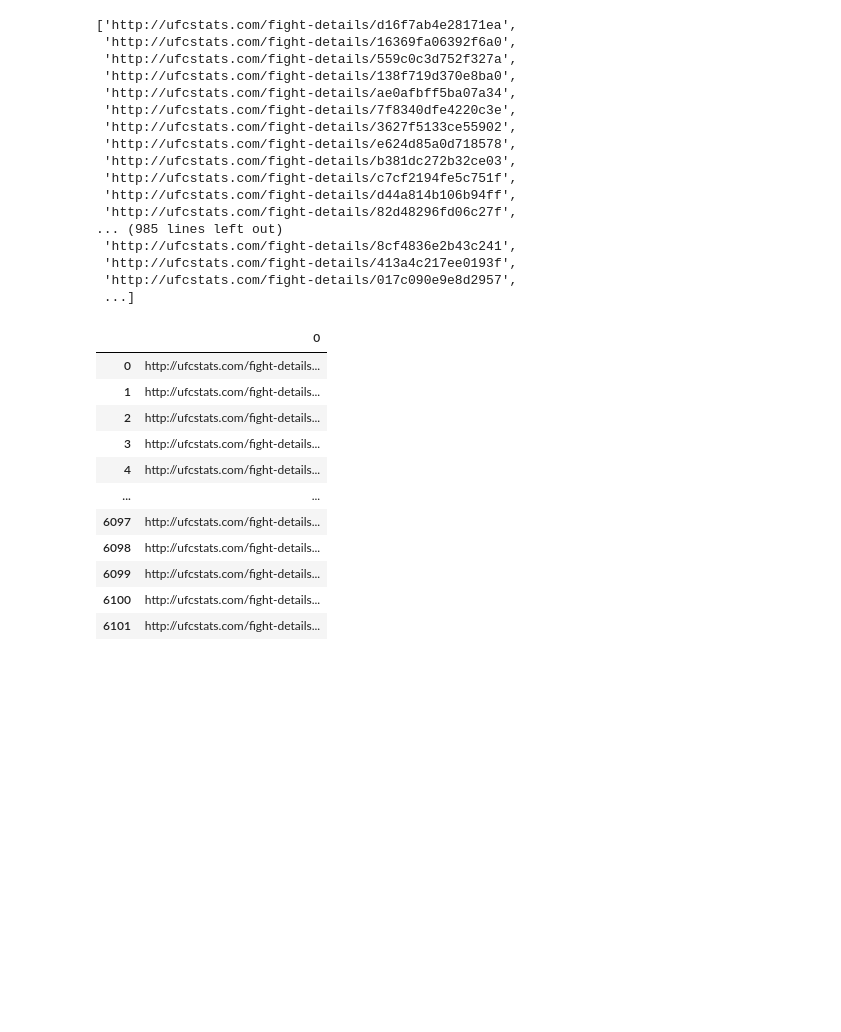
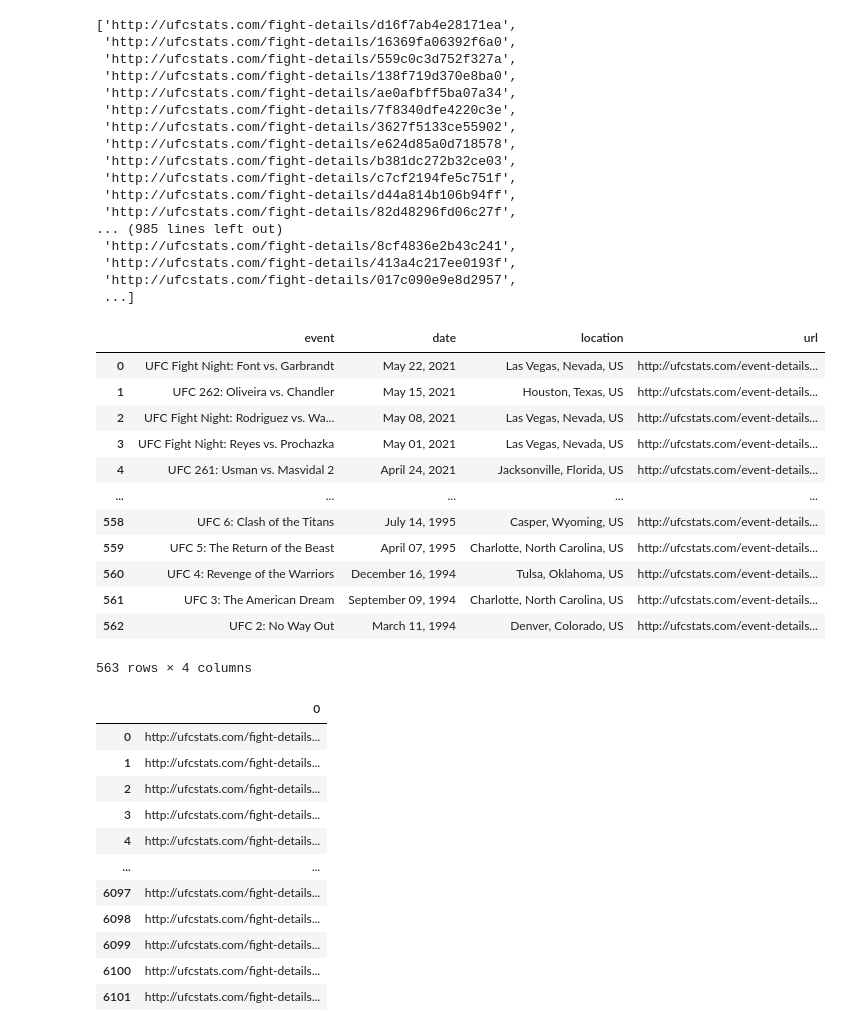
Before and after one commit to a925sw/ufc_stats, a Jupyter notebook: fight_stat_scraper.ipynb, the cells around one changed output. Cells and saved outputs as stored; diff of their text form; code cells hidden in the pictures; blank space fills up the shorter version.

```diff
--- a/fight_stat_scraper.ipynb
+++ b/fight_stat_scraper.ipynb
@@ -41,16 +41,28 @@ event_urls
  'http://ufcstats.com/event-details/a6a9ab5a824e8f66']
 # %%
 fight_urls = []
+events_data = []
 
 for event in event_urls:
     browser.visit(event)
     event_soup = bs(browser.html, "html.parser")
     rows = event_soup.find_all(class_="b-fight-details__table-row b-fight-details__table-row__hover js-fight-details-click")
 
+    event_date = browser.find_by_xpath("/html/body/section/div/div/div[1]/ul/li[1]").text
+    event_name = browser.find_by_xpath("/html/body/section/div/h2/span").text
+    event_location = browser.find_by_xpath("/html/body/section/div/div/div[1]/ul/li[2]").text
+
+    event_info = {"event": event_name,
+                 "date": event_date,
+                 "location": event_location,
+                 "url": event}
+
+    events_data.append(event_info)
 
     for cols in rows:
         href = cols["data-link"]
 
+
         if href not in fight_urls:
             fight_urls.append(href)
 fight_urls
@@ -72,6 +84,26 @@ fight_urls
  'http://ufcstats.com/fight-details/413a4c217ee0193f',
  'http://ufcstats.com/fight-details/017c090e9e8d2957',
  ...]
+# %%
+event_df = pd.DataFrame(events_data)
+event_df["date"] = event_df["date"].str.strip("DATE:")
+event_df["location"] = event_df["location"].str.strip("LOCATION:")
+event_df.to_csv("data/event_data.csv")
+event_df
+# %% [output]
+|  | event | date | location | url |
+| 0 | UFC Fight Night: Font vs. Garbrandt | May 22, 2021 | Las Vegas, Nevada, US | http://ufcstats.com/event-details... |
+| 1 | UFC 262: Oliveira vs. Chandler | May 15, 2021 | Houston, Texas, US | http://ufcstats.com/event-details... |
+| 2 | UFC Fight Night: Rodriguez vs. Wa... | May 08, 2021 | Las Vegas, Nevada, US | http://ufcstats.com/event-details... |
+| 3 | UFC Fight Night: Reyes vs. Prochazka | May 01, 2021 | Las Vegas, Nevada, US | http://ufcstats.com/event-details... |
+| 4 | UFC 261: Usman vs. Masvidal 2 | April 24, 2021 | Jacksonville, Florida, US | http://ufcstats.com/event-details... |
+| ... | ... | ... | ... | ... |
+| 558 | UFC 6: Clash of the Titans | July 14, 1995 | Casper, Wyoming, US | http://ufcstats.com/event-details... |
+| 559 | UFC 5: The Return of the Beast | April 07, 1995 | Charlotte, North Carolina, US | http://ufcstats.com/event-details... |
+| 560 | UFC 4: Revenge of the Warriors | December 16, 1994 | Tulsa, Oklahoma, US | http://ufcstats.com/event-details... |
+| 561 | UFC 3: The American Dream | September 09, 1994 | Charlotte, North Carolina, US | http://ufcstats.com/event-details... |
+| 562 | UFC 2: No Way Out | March 11, 1994 | Denver, Colorado, US | http://ufcstats.com/event-details... |
+563 rows × 4 columns
 # %%
 fight_urls.remove("http://ufcstats.com/fight-details/635fbf57001897c7")
 fight_urls.remove("http://ufcstats.com/fight-details/8b258bbb37f74a66")
```
Also changed, not shown: parts of 3 cells of this notebook, 2 other files.
